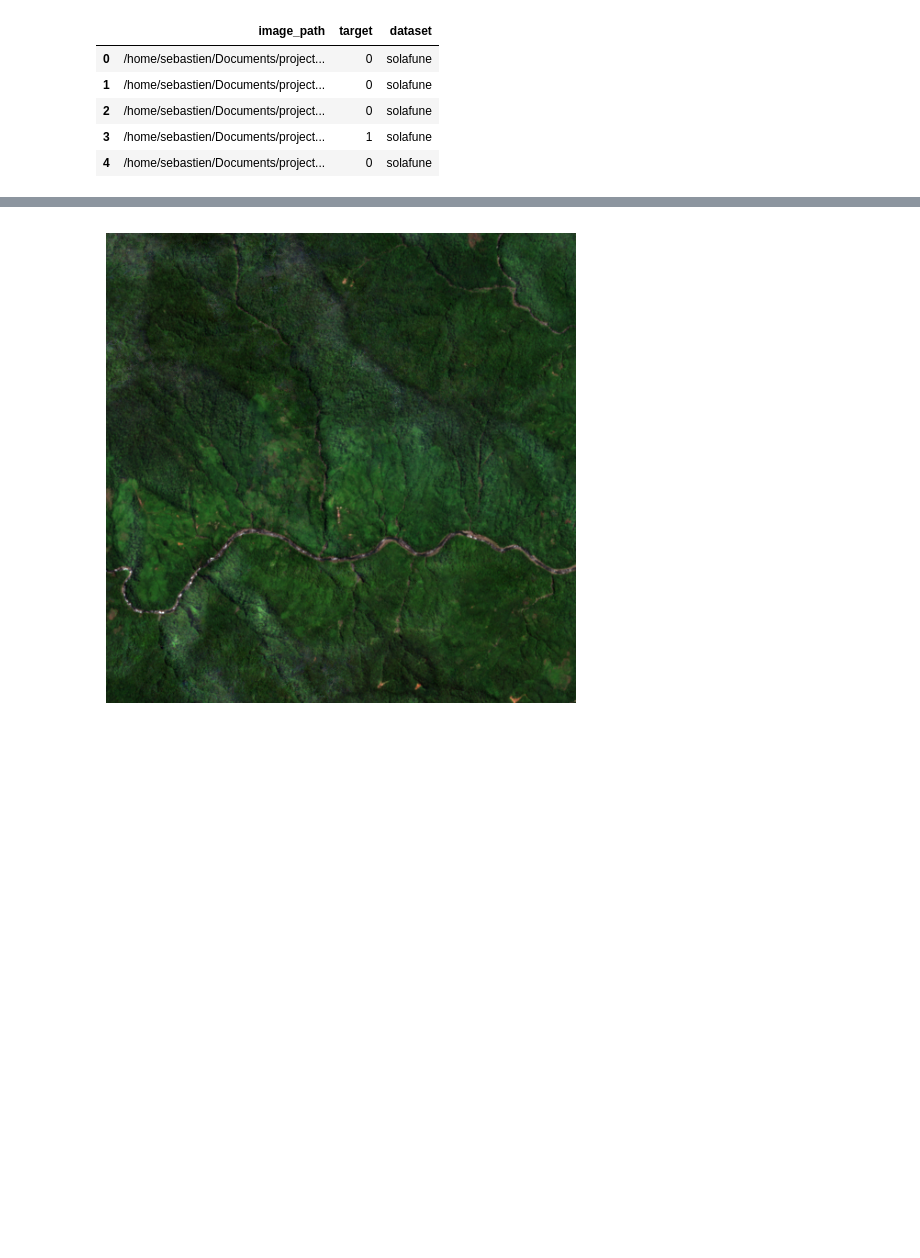
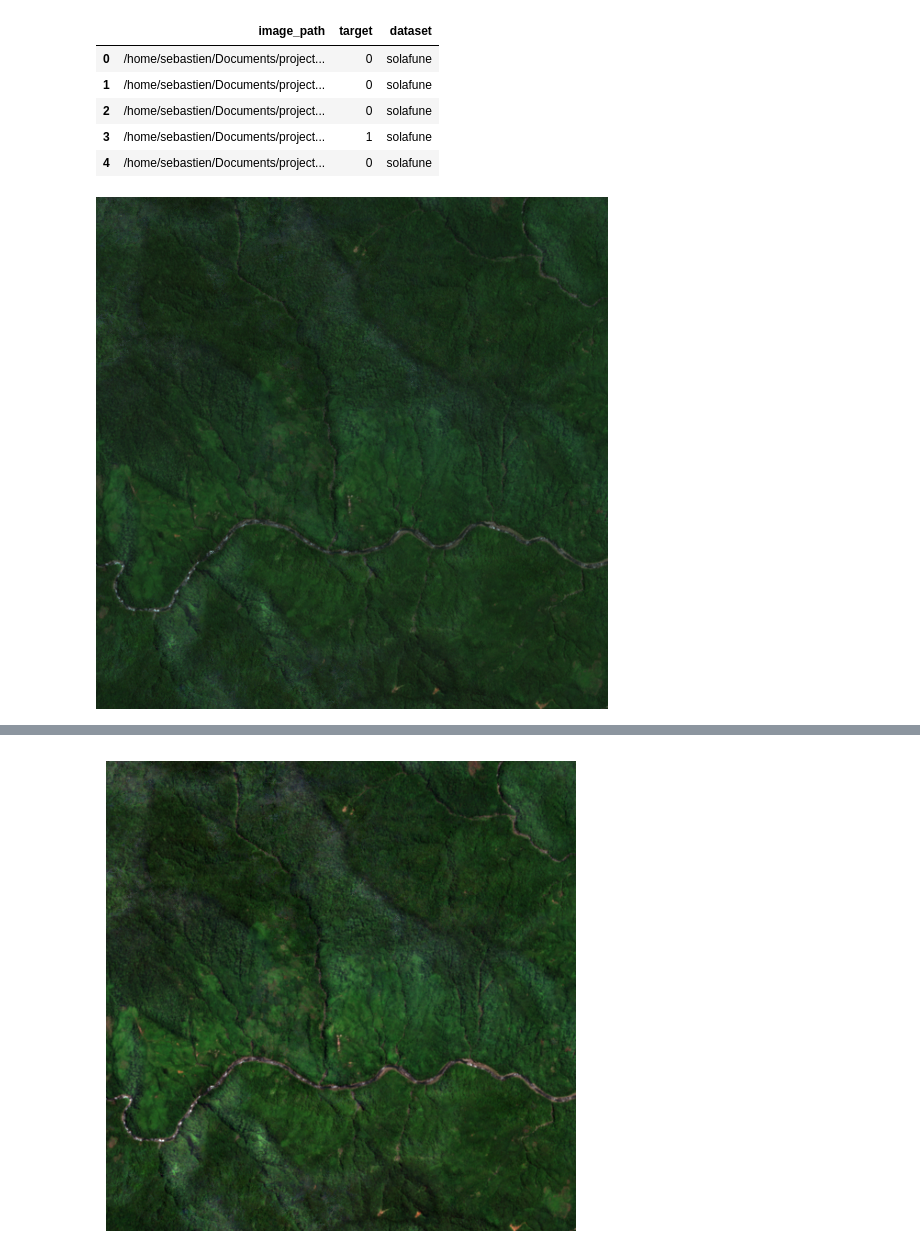
Before and after one commit to tetaud-sebastien/solafune-finding-mining-sites, a Jupyter notebook: Notebooks/data-augmentation.ipynb, the cells around one changed output, grey strips where cells are left out. Drawn from its saved outputs; the diff is of its cells as text; code cells hidden in the pictures; blank space fills up the shorter version.

```diff
--- a/Notebooks/data-augmentation.ipynb
+++ b/Notebooks/data-augmentation.ipynb
@@ -73,3 +100,11 @@ def data_augmentation(image):
 # %%
-data = rxr.open_rasterio(df_train['image_path'].iloc[-1], masked=False)
+import rioxarray as xr
+from PIL import Image
+
+img_path = df_train['image_path'].iloc[-1]
+image = image_preprocessing(img_path)
+
+image
+# %% [output]
+[figure, added]
 # %%
```
Also changed, not shown: parts of 2 cells of this notebook, 6 other files.
